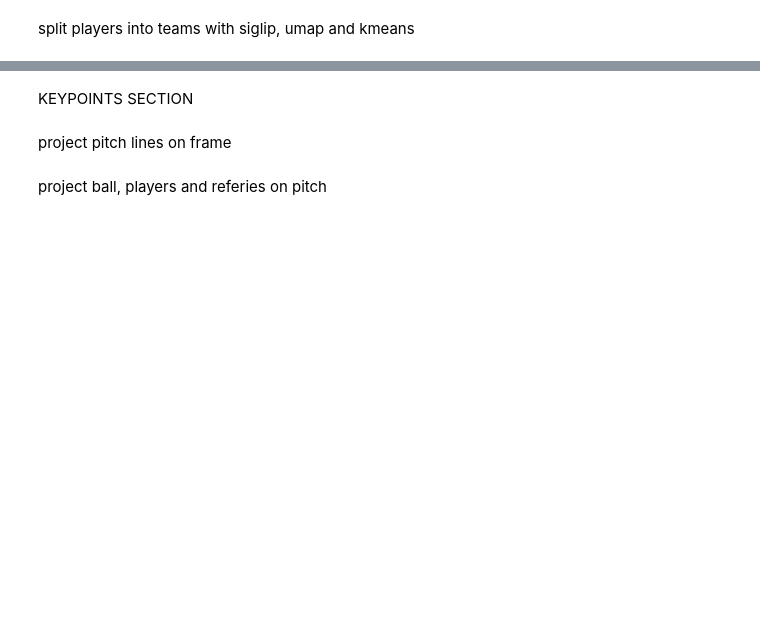
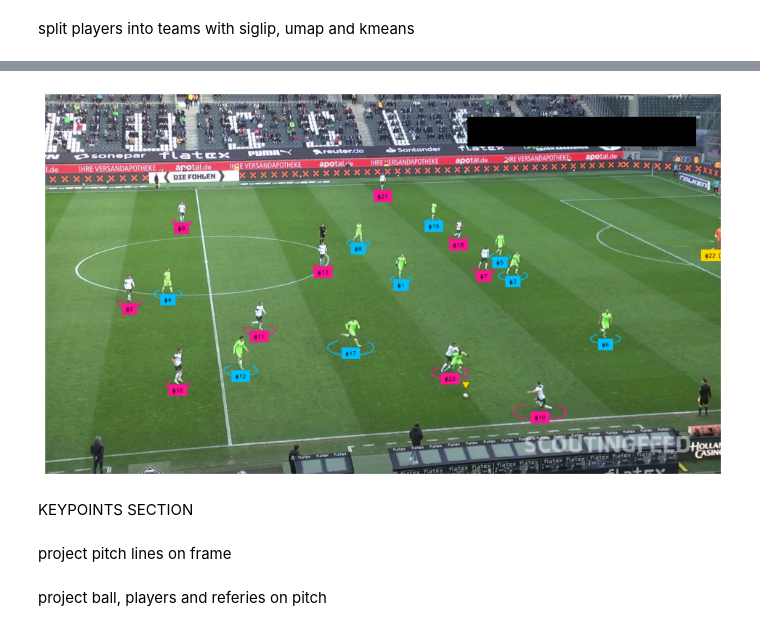
Before and after one commit to ppedro20/VirtIAFut, a Jupyter notebook: research/virtualization/detections_virtualization.ipynb, the cells around one changed output, grey strips where cells are left out. Saved outputs shown, nothing was run; the diff lists cells and outputs as text; code cells hidden in the pictures; blank space fills up the shorter version.

Commit message:
saving gk positions for each team

```diff
--- a/research/virtualization/detections_virtualization.ipynb
+++ b/research/virtualization/detections_virtualization.ipynb
@@ -273,6 +238,9 @@ team_classifier.fit(crops)
 # calculate the average position (centroid) of the players belonging to both teams and then assign the goalkeeper to the team whose average position is closer.
 import numpy as np
 import supervision as sv
+
+GK_TEAM_1_ID = 11
+GK_TEAM_2_ID = 22
 
 def resolve_goalkeepers_team_id(
     players: sv.Detections,
@@ -286,7 +254,10 @@ def resolve_goalkeepers_team_id(
     for goalkeeper_xy in goalkeepers_xy:
         dist_0 = np.linalg.norm(goalkeeper_xy - team_0_centroid)
         dist_1 = np.linalg.norm(goalkeeper_xy - team_1_centroid)
-        goalkeepers_team_id.append(0 if dist_0 < dist_1 else 1)
+        if dist_0 < dist_1:
+            goalkeepers_team_id.append(GK_TEAM_1_ID)
+        else:
+            goalkeepers_team_id.append(GK_TEAM_2_ID)
 
     return np.array(goalkeepers_team_id)
 # %%
@@ -333,40 +304,51 @@ all_detections = tracker.update_with_detections(detections=all_detections)
 
 goalkeepers_detections = all_detections[all_detections.class_id == GOALKEEPER_ID]
 players_detections = all_detections[all_detections.class_id == PLAYER_ID]
-referees_detections = all_detections[all_detections.class_id == REFEREE_ID]
+#referees_detections = all_detections[all_detections.class_id == REFEREE_ID]
 
 players_crops = [sv.crop_image(frame, xyxy) for xyxy in players_detections.xyxy]
 players_detections.class_id = team_classifier.predict(players_crops)
 
 goalkeepers_detections.class_id = resolve_goalkeepers_team_id(
     players_detections, goalkeepers_detections)
 
 referees_detections.class_id -= 1
 
 all_detections = sv.Detections.merge([
-    players_detections, goalkeepers_detections, referees_detections])
+    players_detections, goalkeepers_detections]) #referees_detections
 
+'''
 labels = [
     f"#{tracker_id}"
     for tracker_id
     in all_detections.tracker_id
 ]
+'''
 
-all_detections.class_id = all_detections.class_id.astype(int)
+labels = [
+    f"#{tracker_id} (GK)" if class_id in [GK_TEAM_1_ID, GK_TEAM_2_ID] else f"#{tracker_id}"
+    for tracker_id, class_id in zip(all_detections.tracker_id, all_detections.class_id)
+]
+
+#all_detections.class_id = all_detections.class_id.astype(int)
 
 annotated_frame = frame.copy()
+
 annotated_frame = ellipse_annotator.annotate(
     scene=annotated_frame,
     detections=all_detections)
+
 annotated_frame = label_annotator.annotate(
     scene=annotated_frame,
     detections=all_detections,
     labels=labels)
 annotated_frame = triangle_annotator.annotate(
     scene=annotated_frame,
     detections=ball_detections)
 
 sv.plot_image(annotated_frame)
+# %% [output]
+[figure, added]
 # %% [markdown]
 KEYPOINTS SECTION
 # %%
```
Also changed, not shown: parts of 11 cells of this notebook, 2 other files.
